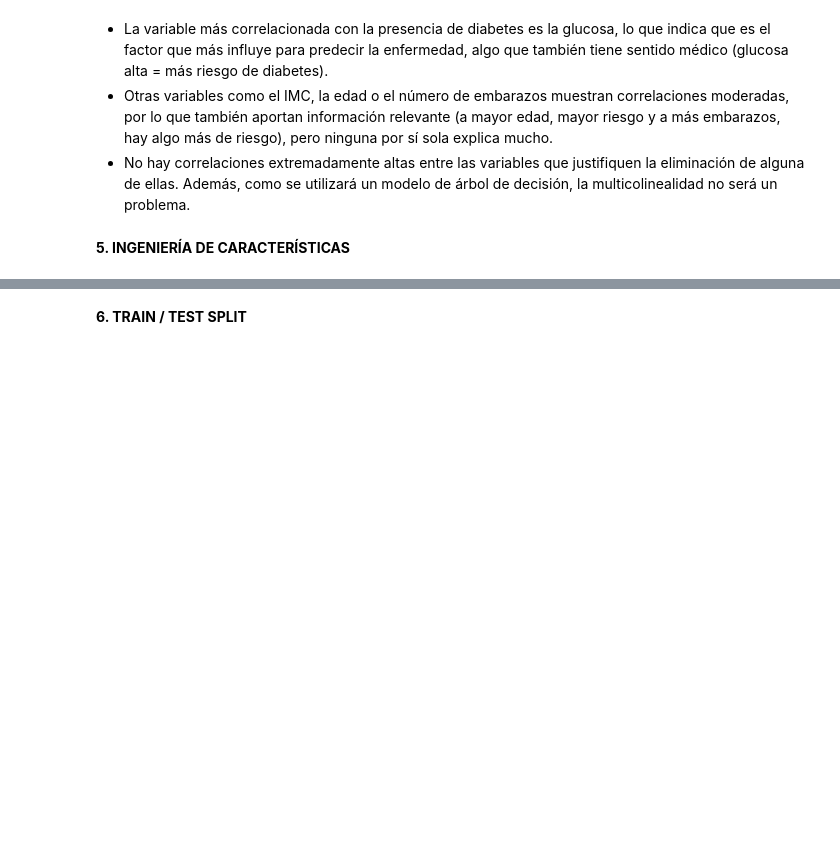
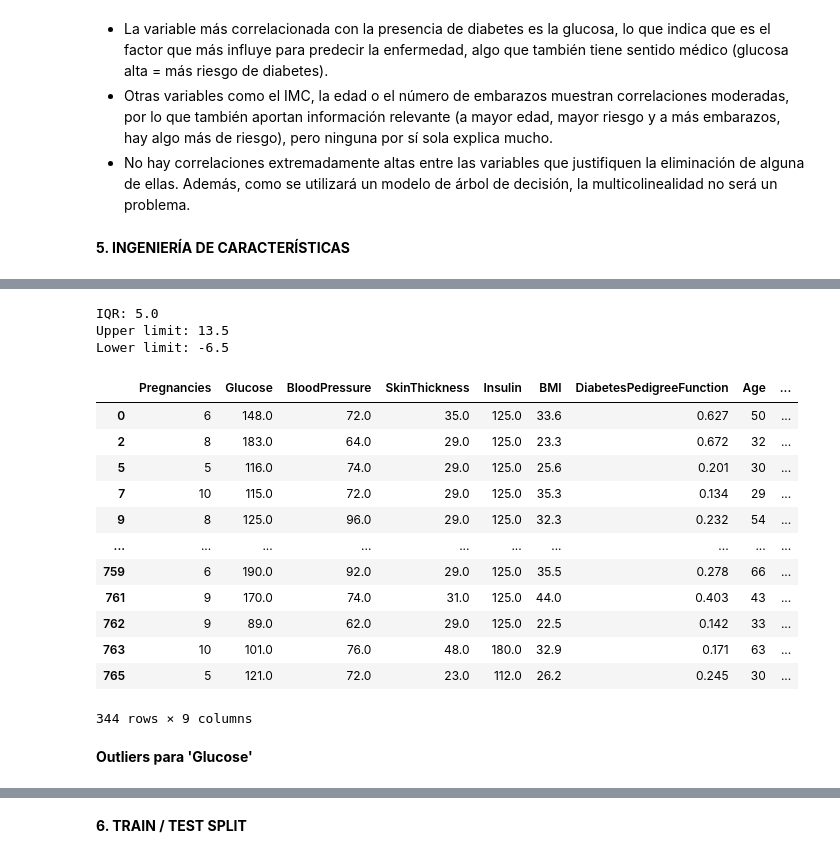
Before and after one commit to 4GeeksAcademy/alemantellini-machine-learning, a Jupyter notebook: src/04-eda-diabetes.ipynb, the cells around one changed output, grey strips where cells are left out. Saved outputs shown, nothing was run; the diff lists cells and outputs as text; code cells hidden in the pictures; blank space fills up the shorter version.

```diff
--- a/src/04-eda-diabetes.ipynb
+++ b/src/04-eda-diabetes.ipynb
@@ -296,0 +361,34 @@ total_data.describe()
+# %%
+# IQR PREGNANCIES
+# RANGO INTERCUARTIL
+pregnancies_iqr = pregnancies_stats["75%"] - pregnancies_stats["25%"]
+# LÍMITE SUPERIOR == Q3 + 1.5*IQR
+upper_limit = pregnancies_stats["75%"] + 1.5 * pregnancies_iqr
+# LÍMITE INFERIOR == Q1 + 1.5*IQR
+lower_limit = pregnancies_stats["25%"] - 1.5 * pregnancies_iqr
+
+print(f"IQR: {pregnancies_iqr}")
+print(f"Upper limit: {upper_limit}")
+print(f"Lower limit: {lower_limit}")
+# %% [output]
+IQR: 5.0
+Upper limit: 13.5
+Lower limit: -6.5
+# %%
+total_data[total_data["Pregnancies"] > 3]
+# %% [output]
+|  | Pregnancies | Glucose | BloodPressure | SkinThickness | Insulin | BMI | DiabetesPedigreeFunction | Age | ... |
+| 0 | 6 | 148.0 | 72.0 | 35.0 | 125.0 | 33.6 | 0.627 | 50 | ... |
+| 2 | 8 | 183.0 | 64.0 | 29.0 | 125.0 | 23.3 | 0.672 | 32 | ... |
+| 5 | 5 | 116.0 | 74.0 | 29.0 | 125.0 | 25.6 | 0.201 | 30 | ... |
+| 7 | 10 | 115.0 | 72.0 | 29.0 | 125.0 | 35.3 | 0.134 | 29 | ... |
+| 9 | 8 | 125.0 | 96.0 | 29.0 | 125.0 | 32.3 | 0.232 | 54 | ... |
+| ... | ... | ... | ... | ... | ... | ... | ... | ... | ... |
+| 759 | 6 | 190.0 | 92.0 | 29.0 | 125.0 | 35.5 | 0.278 | 66 | ... |
+| 761 | 9 | 170.0 | 74.0 | 31.0 | 125.0 | 44.0 | 0.403 | 43 | ... |
+| 762 | 9 | 89.0 | 62.0 | 29.0 | 125.0 | 22.5 | 0.142 | 33 | ... |
+| 763 | 10 | 101.0 | 76.0 | 48.0 | 180.0 | 32.9 | 0.171 | 63 | ... |
+| 765 | 5 | 121.0 | 72.0 | 23.0 | 112.0 | 26.2 | 0.245 | 30 | ... |
+344 rows × 9 columns
+# %% [markdown]
+**Outliers para 'Glucose'**
```
Also changed, not shown: parts of 33 cells of this notebook.
